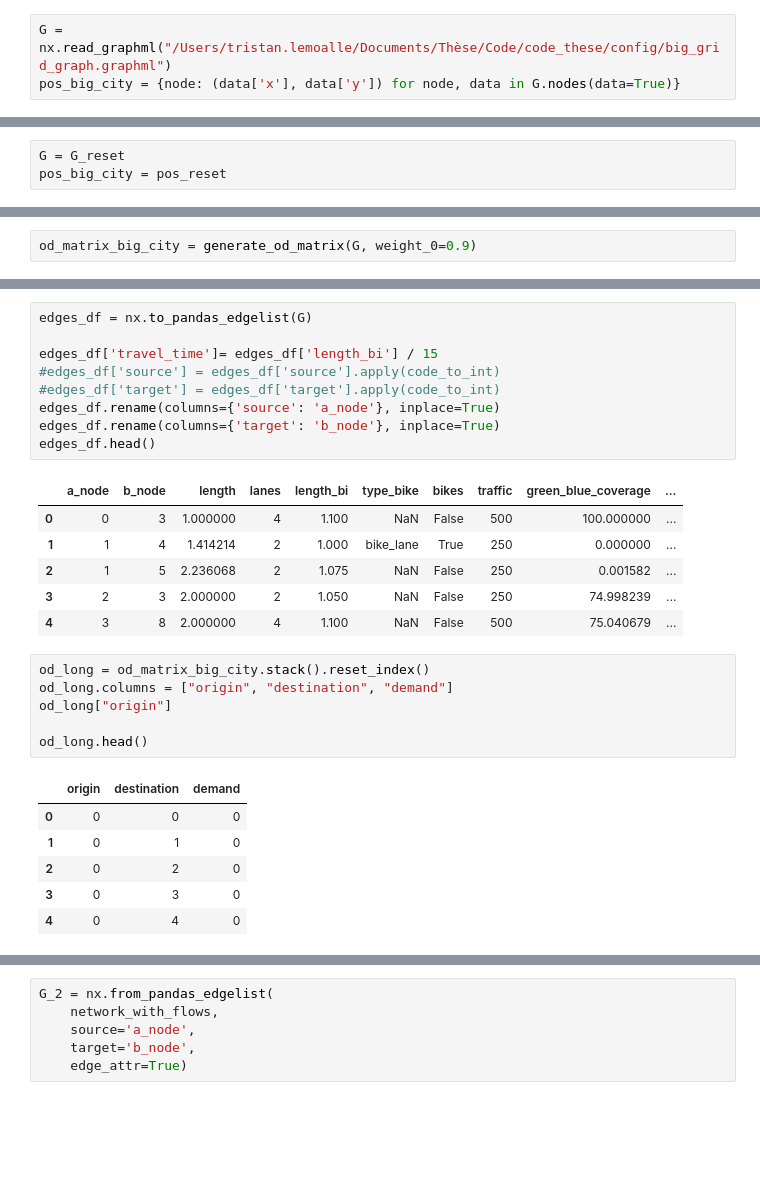
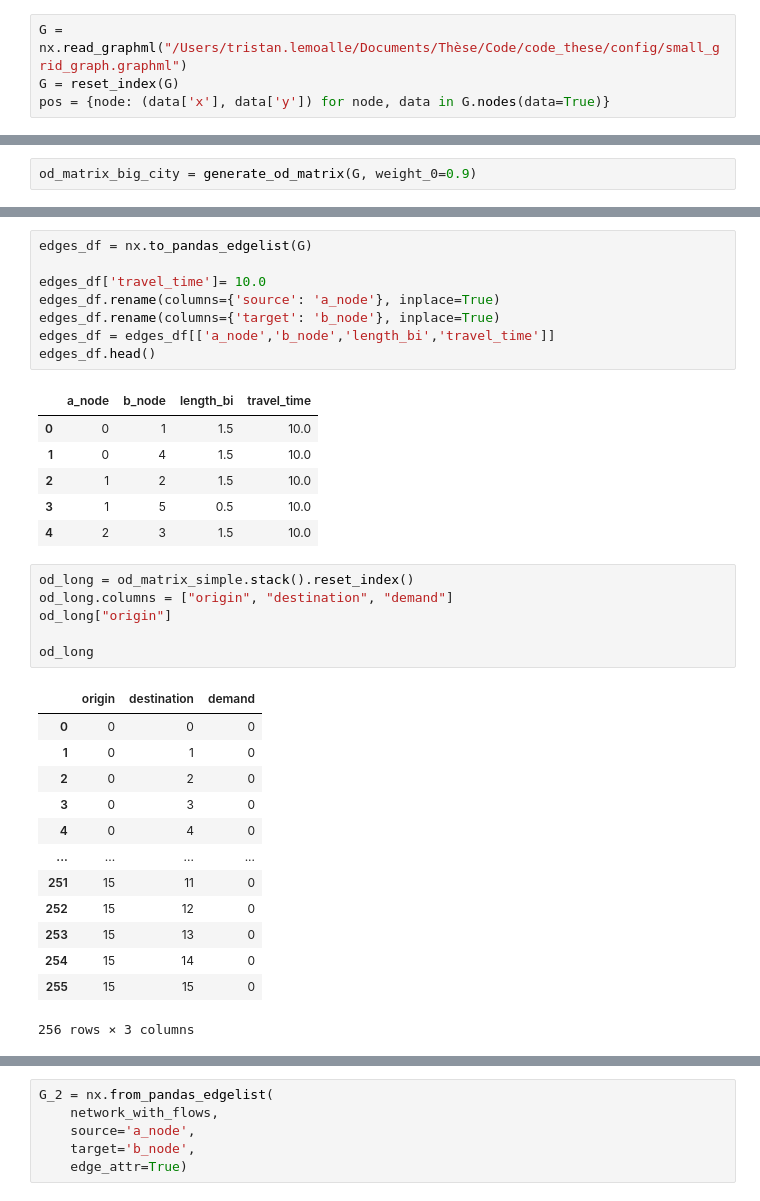
Before and after one commit to tim-lemm/code_these, a Jupyter notebook: notebooks/bike_model.ipynb, the cells around one changed output, grey strips where cells are left out. Drawn from its saved outputs; the diff is of its cells as text; blank space fills up the shorter version.

Commit message:
multiple update to fix traffic models

```diff
--- a/notebooks/bike_model.ipynb
+++ b/notebooks/bike_model.ipynb
@@ -114,5 +163,6 @@ def generate_od_matrix(G, weight_0=0.4):
 
     return od_matrix
 # %%
-G = nx.read_graphml("/Users/tristan.lemoalle/Documents/Thèse/Code/code_these/config/big_grid_graph.graphml")
-pos_big_city = {node: (data['x'], data['y']) for node, data in G.nodes(data=True)}
+G = nx.read_graphml("/Users/tristan.lemoalle/Documents/Thèse/Code/code_these/config/small_grid_graph.graphml")
+G = reset_index(G)
+pos = {node: (data['x'], data['y']) for node, data in G.nodes(data=True)}
@@ -145,3 +168,0 @@ New index: 43, Old id: 182
-# %%
-G = G_reset
-pos_big_city = pos_reset
@@ -259,25 +197,24 @@ def code_to_int(code):
 # %%
 edges_df = nx.to_pandas_edgelist(G)
 
-edges_df['travel_time']= edges_df['length_bi'] / 15
-#edges_df['source'] = edges_df['source'].apply(code_to_int)
-#edges_df['target'] = edges_df['target'].apply(code_to_int)
+edges_df['travel_time']= 10.0
 edges_df.rename(columns={'source': 'a_node'}, inplace=True)
 edges_df.rename(columns={'target': 'b_node'}, inplace=True)
+edges_df = edges_df[['a_node','b_node','length_bi','travel_time']]
 edges_df.head()
 # %% [output]
-|  | a_node | b_node | length | lanes | length_bi | type_bike | bikes | traffic | green_blue_coverage | ... |
-| 0 | 0 | 3 | 1.000000 | 4 | 1.100 | NaN | False | 500 | 100.000000 | ... |
-| 1 | 1 | 4 | 1.414214 | 2 | 1.000 | bike_lane | True | 250 | 0.000000 | ... |
-| 2 | 1 | 5 | 2.236068 | 2 | 1.075 | NaN | False | 250 | 0.001582 | ... |
-| 3 | 2 | 3 | 2.000000 | 2 | 1.050 | NaN | False | 250 | 74.998239 | ... |
-| 4 | 3 | 8 | 2.000000 | 4 | 1.100 | NaN | False | 500 | 75.040679 | ... |
+|  | a_node | b_node | length_bi | travel_time |
+| 0 | 0 | 1 | 1.5 | 10.0 |
+| 1 | 0 | 4 | 1.5 | 10.0 |
+| 2 | 1 | 2 | 1.5 | 10.0 |
+| 3 | 1 | 5 | 0.5 | 10.0 |
+| 4 | 2 | 3 | 1.5 | 10.0 |
 # %%
-od_long = od_matrix_big_city.stack().reset_index()
+od_long = od_matrix_simple.stack().reset_index()
 od_long.columns = ["origin", "destination", "demand"]
 od_long["origin"]
 
-od_long.head()
+od_long
 # %% [output]
 |  | origin | destination | demand |
 | 0 | 0 | 0 | 0 |
@@ -285,4 +222,11 @@ od_long.head()
 | 2 | 0 | 2 | 0 |
 | 3 | 0 | 3 | 0 |
 | 4 | 0 | 4 | 0 |
+| ... | ... | ... | ... |
+| 251 | 15 | 11 | 0 |
+| 252 | 15 | 12 | 0 |
+| 253 | 15 | 13 | 0 |
+| 254 | 15 | 14 | 0 |
+| 255 | 15 | 15 | 0 |
+256 rows × 3 columns
 # %%
```
Also changed, not shown: parts of 19 cells of this notebook, 4 other files.
